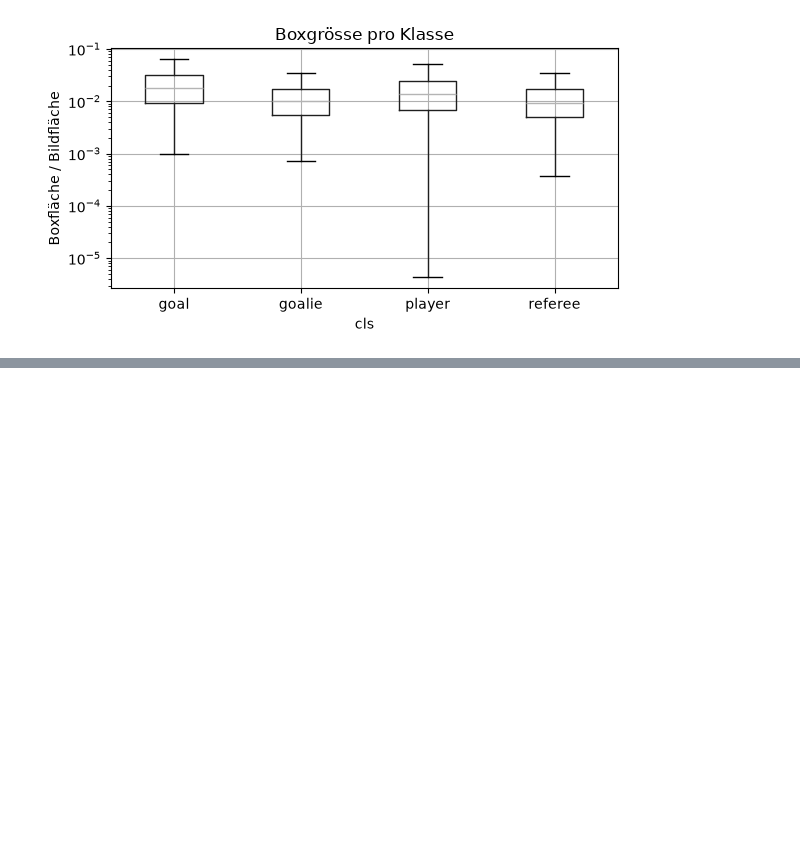
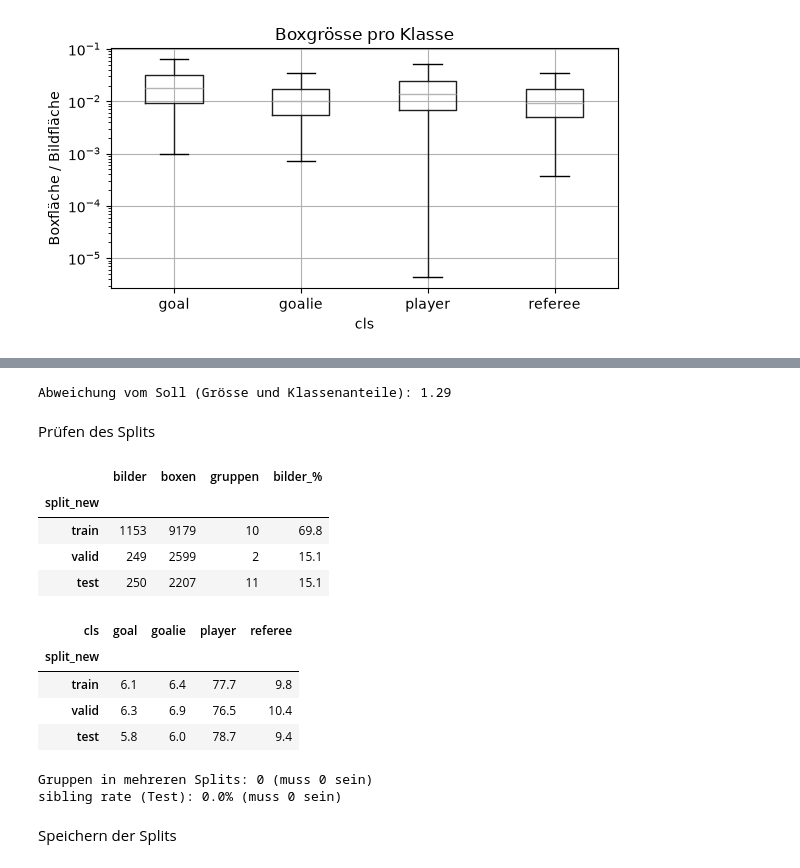
Before and after one commit to Tschoppsilas/DLBS_MC, a Jupyter notebook: 02_Code/notebooks/abgabe.ipynb, the cells around one changed output, grey strips where cells are left out. Cells and saved outputs as stored; diff of their text form; code cells hidden in the pictures; blank space fills up the shorter version.

```diff
--- a/02_Code/notebooks/abgabe.ipynb
+++ b/02_Code/notebooks/abgabe.ipynb
@@ -229,0 +216,48 @@ plt.tight_layout(); plt.show()
+# %%
+from src.splits import make_group_split
+
+SPLIT_SEED = SEED
+imgs = make_group_split(boxes, images, seed=SPLIT_SEED)
+print(f"Abweichung vom Soll (Grösse und Klassenanteile): {imgs.attrs['abweichung']:.2f}")
+# %% [output]
+Abweichung vom Soll (Grösse und Klassenanteile): 1.29
+# %% [markdown]
+Prüfen des Splits
+# %%
+boxes_new = boxes.merge(imgs[["image", "split_new"]], on="image")
+order = ["train", "valid", "test"]
+
+summary = pd.DataFrame({
+    "bilder": imgs["split_new"].value_counts(),
+    "boxen": boxes_new["split_new"].value_counts(),
+    "gruppen": imgs.groupby("split_new")["group"].nunique(),
+}).loc[order]
+summary["bilder_%"] = (summary["bilder"] / summary["bilder"].sum() * 100).round(1)
+display(summary)
+
+shares_new = (pd.crosstab(boxes_new["split_new"], boxes_new["cls"], normalize="index") * 100).round(1)
+display(shares_new.loc[order])
+
+n_splits_per_group = imgs.groupby("group")["split_new"].nunique()
+print("Gruppen in mehreren Splits:", int((n_splits_per_group > 1).sum()), "(muss 0 sein)")
+
+# sibling rate: Anteil Testbilder, deren Gruppe auch im Training vorkommt
+train_groups = set(imgs.loc[imgs["split_new"] == "train", "group"])
+test_imgs = imgs[imgs["split_new"] == "test"]
+sibling_rate = test_imgs["group"].isin(train_groups).mean()
+print(f"sibling rate (Test): {sibling_rate:.1%} (muss 0 sein)")
+# %% [output]
+|  | bilder | boxen | gruppen | bilder_% |
+| split_new |  |  |  |  |
+| train | 1153 | 9179 | 10 | 69.8 |
+| valid | 249 | 2599 | 2 | 15.1 |
+| test | 250 | 2207 | 11 | 15.1 |
+| cls | goal | goalie | player | referee |
+| split_new |  |  |  |  |
+| train | 6.1 | 6.4 | 77.7 | 9.8 |
+| valid | 6.3 | 6.9 | 76.5 | 10.4 |
+| test | 5.8 | 6.0 | 78.7 | 9.4 |
+Gruppen in mehreren Splits: 0 (muss 0 sein)
+sibling rate (Test): 0.0% (muss 0 sein)
+# %% [markdown]
+Speichern der Splits
```
Also changed, not shown: parts of 37 cells of this notebook, 7 other files.
